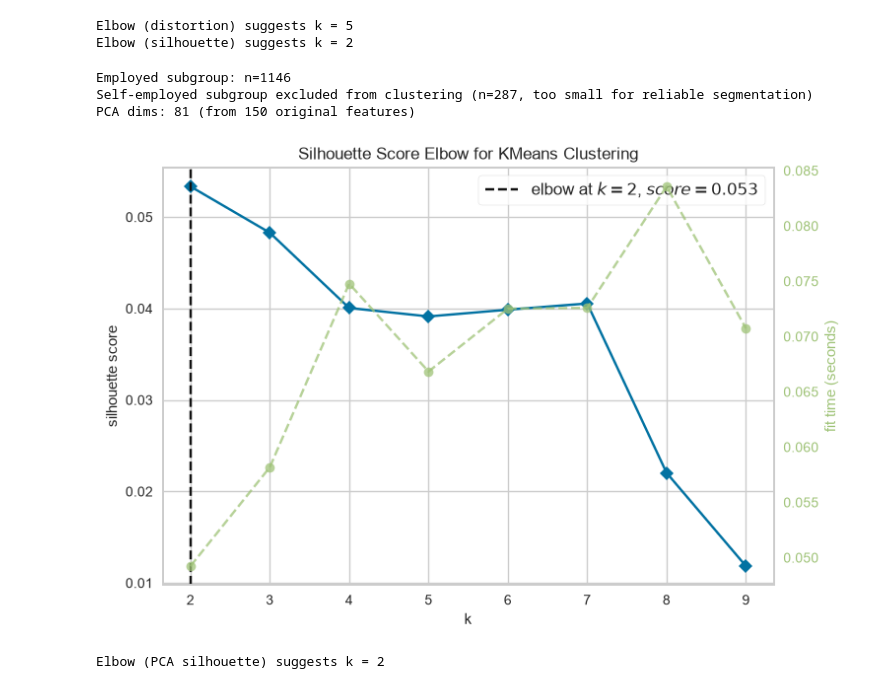
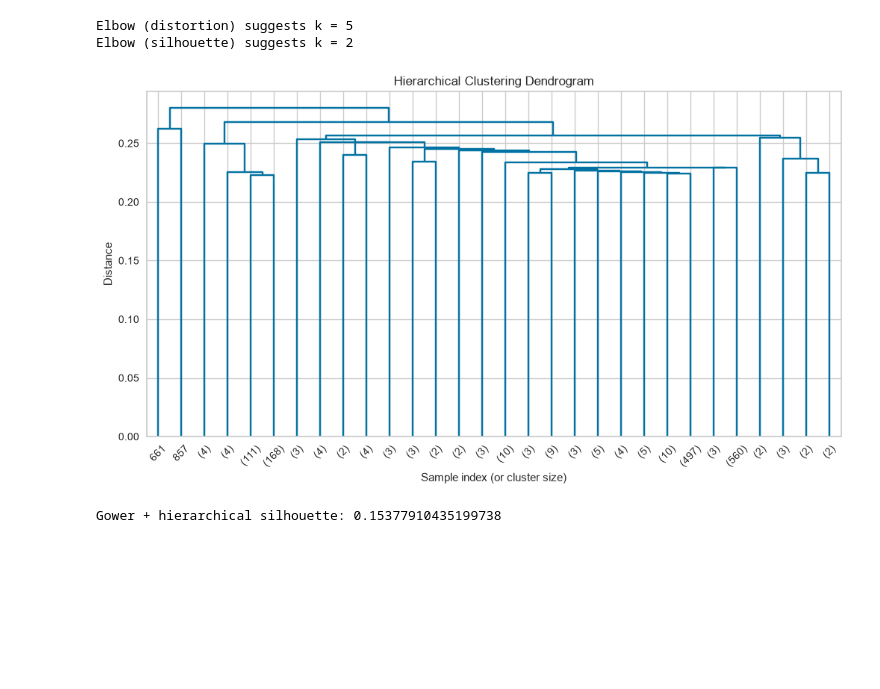
Before and after one commit to NKULTRA/UI_survey_clustering, a Jupyter notebook: notebooks/01_exploration_and_report.ipynb, the cells around one changed output. Cells and saved outputs as stored; diff of their text form; code cells hidden in the pictures; blank space fills up the shorter version.

```diff
--- a/notebooks/01_exploration_and_report.ipynb
+++ b/notebooks/01_exploration_and_report.ipynb
@@ -56,6 +56,9 @@ condition_dupes_to_drop = [
     "diagnosed_conditions__psychotic_disorder",
     "diagnosed_conditions__mood_disorder",
     "diagnosed_conditions__burn_out",
+    "diagnosed_conditions__post_traumatic_stress_disorder",
+    "diagnosed_conditions__eating_disorder",
+    "diagnosed_conditions__dissociative_disorder",
 ]
 
 columns_to_drop = (
@@ -100,25 +103,19 @@ print("Elbow (silhouette) suggests k =", viz_silhouette.elbow_value_)
 [figure]
 Elbow (distortion) suggests k = 5
 Elbow (silhouette) suggests k = 2
-# %%
-from sklearn.decomposition import PCA
-
-df_employed = df_final[df_final['self_employed'] == 0].copy()
-print(f"Employed subgroup: n={len(df_employed)}")
-print(f"Self-employed subgroup excluded from clustering (n={len(df_final) - len(df_employed)}, too small for reliable segmentation)")
-
-X_employed = df_employed.drop(columns=['self_employed'])
-X_employed_scaled = StandardScaler().fit_transform(X_employed)
-
-pca = PCA(n_components=0.85, random_state=42)
-X_pca = pca.fit_transform(X_employed_scaled)
-print("PCA dims:", X_pca.shape[1], f"(from {X_employed.shape[1]} original features)")
-
-viz_pca_silhouette = plot_elbow_method(X_pca, max_k=10, metric='silhouette')
-print("Elbow (PCA silhouette) suggests k =", viz_pca_silhouette.elbow_value_)
-# %% [output]
-Employed subgroup: n=1146
-Self-employed subgroup excluded from clustering (n=287, too small for reliable segmentation)
-PCA dims: 81 (from 150 original features)
-[figure, removed]
-Elbow (PCA silhouette) suggests k = 2
+# %%
+from src.clustering import compute_gower_distance_matrix, perform_hierarchical_clustering, plot_dendrogram
+
+numeric_cols = ["age"] + [c for c in feature_config.ORDINAL_COLUMNS if c in df_final.columns]
+distance_matrix = compute_gower_distance_matrix(df_final, numeric_cols)
+# %%
+Z, gower_labels = perform_hierarchical_clustering(distance_matrix, n_clusters=4, linkage_method='average')
+plot_dendrogram(Z)
+# %% [output]
+[figure, added]
+# %%
+from sklearn.metrics import silhouette_score
+score = silhouette_score(distance_matrix, gower_labels, metric='precomputed')
+print("Gower + hierarchical silhouette:", score)
+# %% [output]
+Gower + hierarchical silhouette: 0.15377910435199738
```
Also changed, not shown: parts of 20 cells of this notebook, 2 other files.
